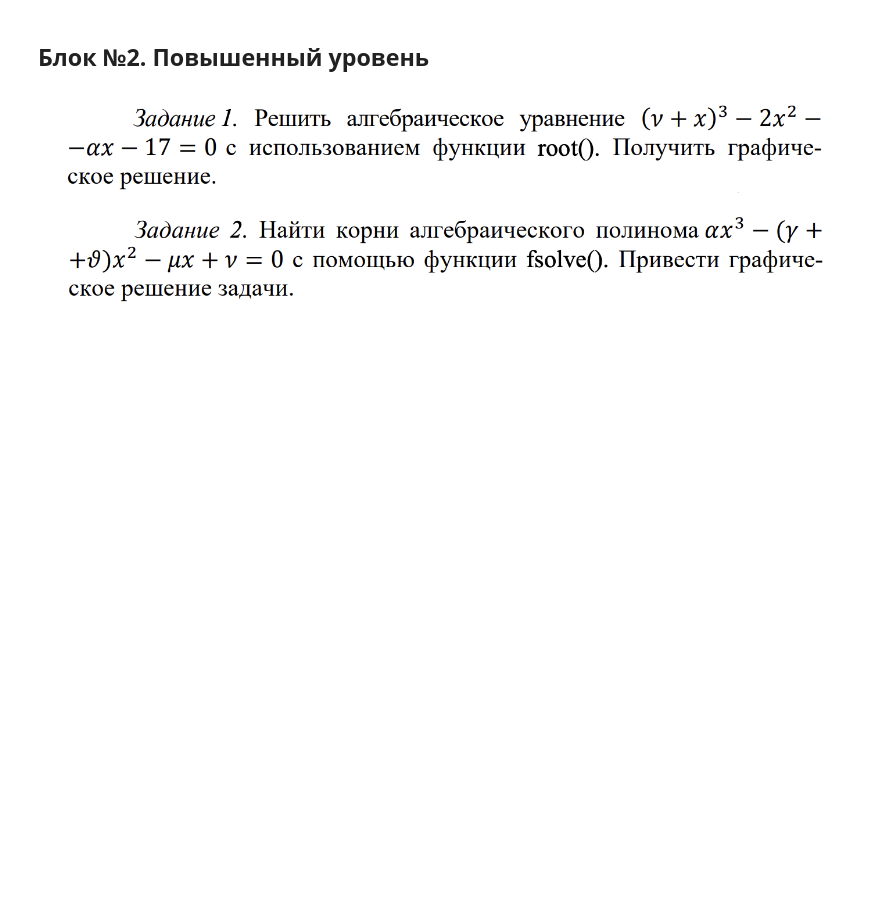
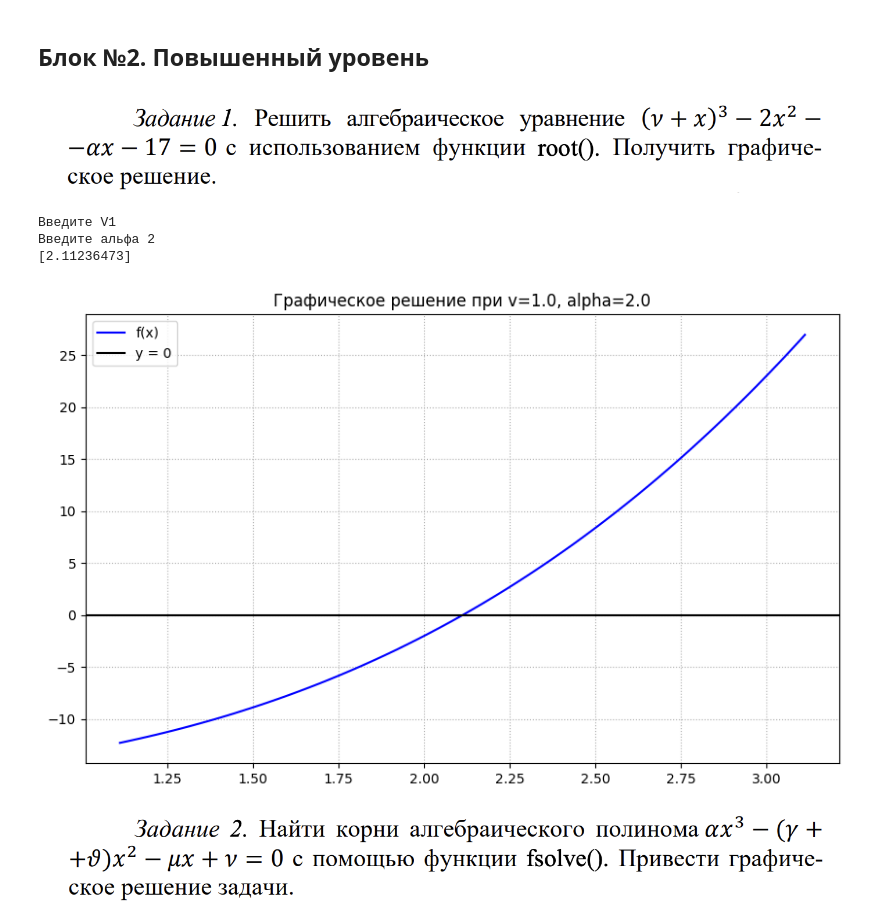
Before and after one commit to DanisStepanov/Computer-mathematics-systems, a Jupyter notebook: 4. Библиотека SciPy/Практическая_работа_№4_Библиотека_SciPy_Часть_№1.ipynb, the cells around one changed output. Drawn from its saved outputs; the diff is of its cells as text; code cells hidden in the pictures; blank space fills up the shorter version.

```diff
--- a/4. Библиотека SciPy/Практическая_работа_№4_Библиотека_SciPy_Часть_№1.ipynb
+++ b/4. Библиотека SciPy/Практическая_работа_№4_Библиотека_SciPy_Часть_№1.ipynb
@@ -112,22 +115,25 @@ print(f"Значение функции: {res.fun:.10f}")
 # %%
 v = float(input('Введите V'))
 alpha = float(input('Введите альфа '))
 def f(x):
     return (v + x)**3 - 2*x**2 - alpha*x - 17
 sol = root(f, x0=0)
 found_root = sol.x[0]
 print(sol.x)
-x_plot = np.linspace(found_root - 1, found_root + 1, 1002)
+x_plot = np.linspace(found_root - 1, found_root + 1, 100)
 y_plot = f(x_plot)
 plt.figure(figsize=(10, 6))
 plt.plot(x_plot, y_plot, label='f(x)', color='blue')
-plt.axhline(0, color='black', linestyle='--'2, label='y = 0')
+plt.axhline(0, color='black', label='y = 0')
 plt.title(f'Графическое решение при v={v}, alpha={alpha}')
-plt.xlabel('x')
-plt.ylabel('f(x)')
 plt.grid(True, which='both', linestyle=':')
 plt.legend()
 plt.show()
+# %% [output]
+Введите V1
+Введите альфа 2
+[2.11236473]
+[figure, added]
 # %% [markdown]
 ![image.png](embedded-picture-1)
 # %%
```
Also changed, not shown: parts of 5 cells of this notebook.
